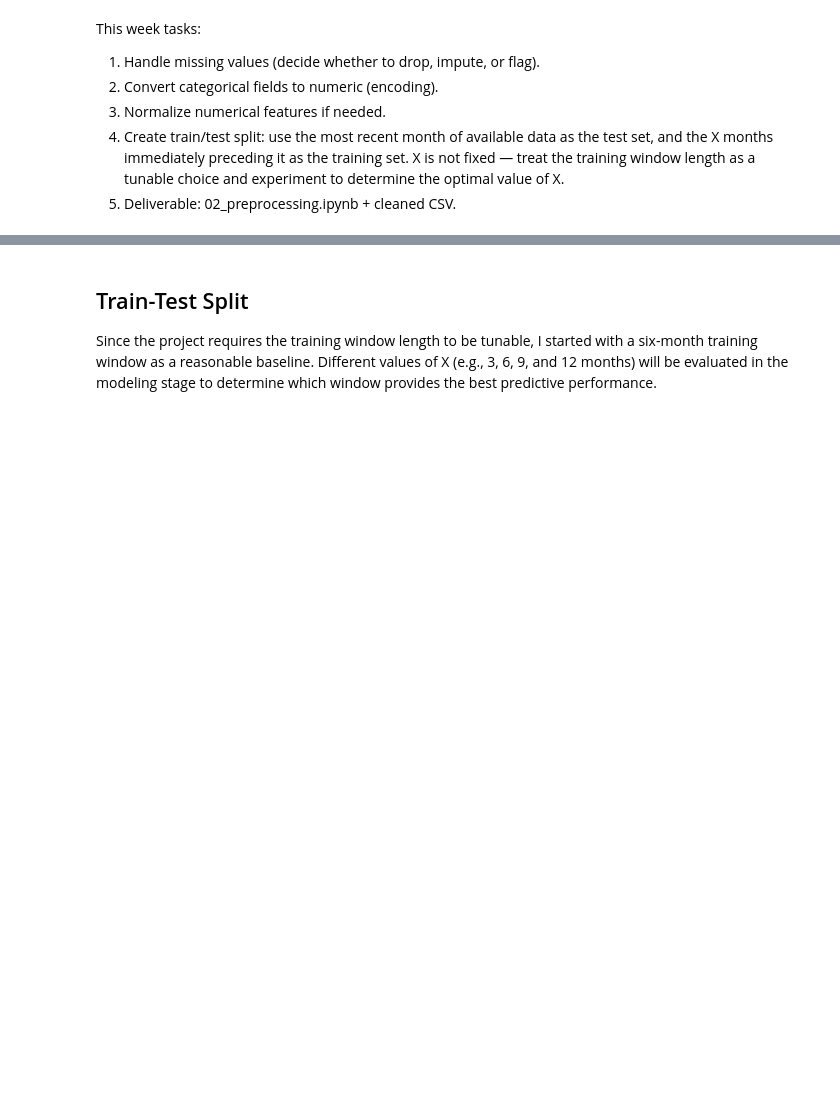
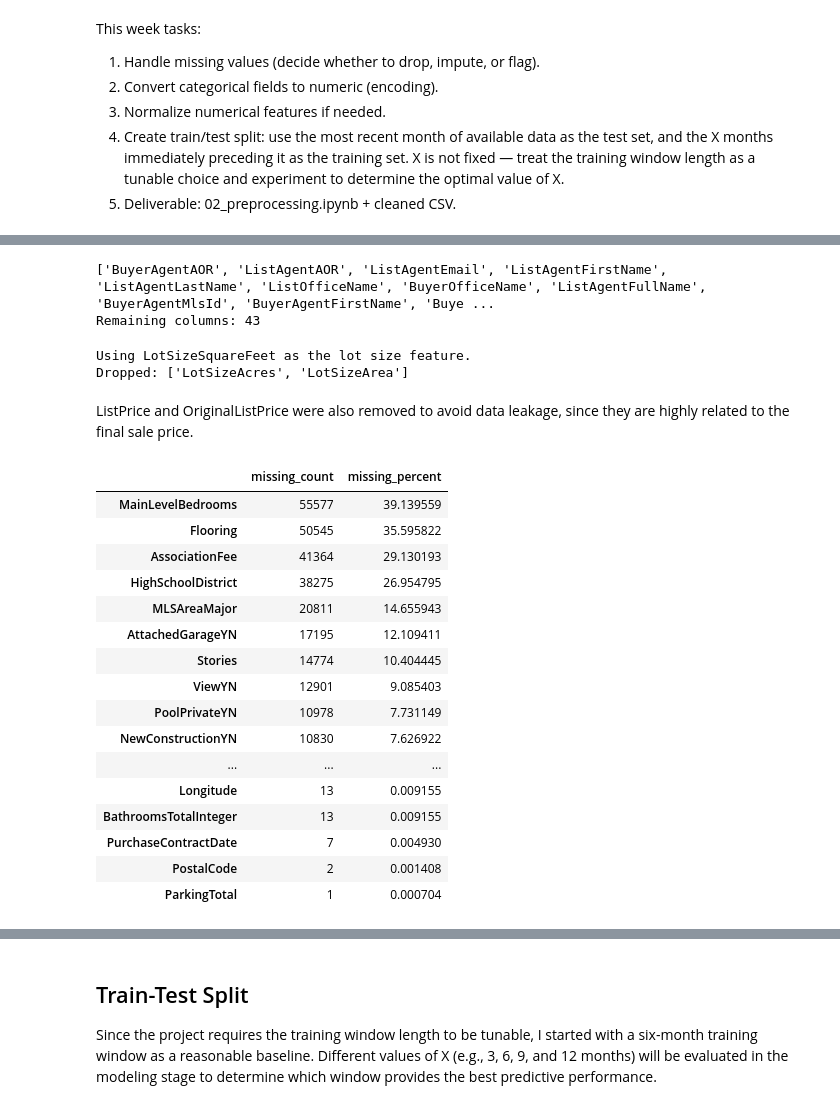
Before and after one commit to sammydyx/IDXExchange-Data-Science, a Jupyter notebook: week3/02_preprocessing.ipynb, the cells around one changed output, grey strips where cells are left out. Drawn from its saved outputs; the diff is of its cells as text; code cells hidden in the pictures; blank space fills up the shorter version.

```diff
--- a/week3/02_preprocessing.ipynb
+++ b/week3/02_preprocessing.ipynb
@@ -251,2 +111,73 @@ for col in label_cols:
+# %%
+personal_cols = [
+    col for col in df.columns
+    if any(keyword in col.lower() for keyword in [
+        "agent",
+        "office",
+        "email",
+        "mlsid",
+        "name"
+    ])
+]
+
+print(personal_cols)
+df = df.drop(columns=personal_cols)
+print(f"Remaining columns: {df.shape[1]}")
+# %% [output]
+['BuyerAgentAOR', 'ListAgentAOR', 'ListAgentEmail', 'ListAgentFirstName', 'ListAgentLastName', 'ListOfficeName', 'BuyerOfficeName', 'ListAgentFullName', 'BuyerAgentMlsId', 'BuyerAgentFirstName', 'Buye ...
+Remaining columns: 43
+# %%
+# Keep LotSizeSquareFeet and remove redundant lot size features
+drop_lot_cols = [
+    "LotSizeAcres",
+    "LotSizeArea"
+]
+
+df = df.drop(columns=[col for col in drop_lot_cols if col in df.columns])
+
+print("Using LotSizeSquareFeet as the lot size feature.")
+print("Dropped:", drop_lot_cols)
+# %% [output]
+Using LotSizeSquareFeet as the lot size feature.
+Dropped: ['LotSizeAcres', 'LotSizeArea']
+# %% [markdown]
+ListPrice and OriginalListPrice were also removed to avoid data leakage, since they are highly related to the final sale price.
+# %%
+LEAKAGE_COLUMNS = [
+    "ListPrice",
+    "OriginalListPrice"
+]
+
+df = df.drop(columns=LEAKAGE_COLUMNS)
 # %%
 df["CloseDate"] = pd.to_datetime(df["CloseDate"])
+# %%
+missing_summary = pd.DataFrame({
+    "missing_count": df.isnull().sum(),
+    "missing_percent": df.isnull().mean() * 100
+})
+
+missing_summary = (
+    missing_summary[missing_summary["missing_count"] > 0]
+    .sort_values("missing_percent", ascending=False)
+)
+
+missing_summary
+# %% [output]
+|  | missing_count | missing_percent |
+| MainLevelBedrooms | 55577 | 39.139559 |
+| Flooring | 50545 | 35.595822 |
+| AssociationFee | 41364 | 29.130193 |
+| HighSchoolDistrict | 38275 | 26.954795 |
+| MLSAreaMajor | 20811 | 14.655943 |
+| AttachedGarageYN | 17195 | 12.109411 |
+| Stories | 14774 | 10.404445 |
+| ViewYN | 12901 | 9.085403 |
+| PoolPrivateYN | 10978 | 7.731149 |
+| NewConstructionYN | 10830 | 7.626922 |
+| ... | ... | ... |
+| Longitude | 13 | 0.009155 |
+| BathroomsTotalInteger | 13 | 0.009155 |
+| PurchaseContractDate | 7 | 0.004930 |
+| PostalCode | 2 | 0.001408 |
+| ParkingTotal | 1 | 0.000704 |
```
Also changed, not shown: parts of 31 cells of this notebook, 1 other file.
